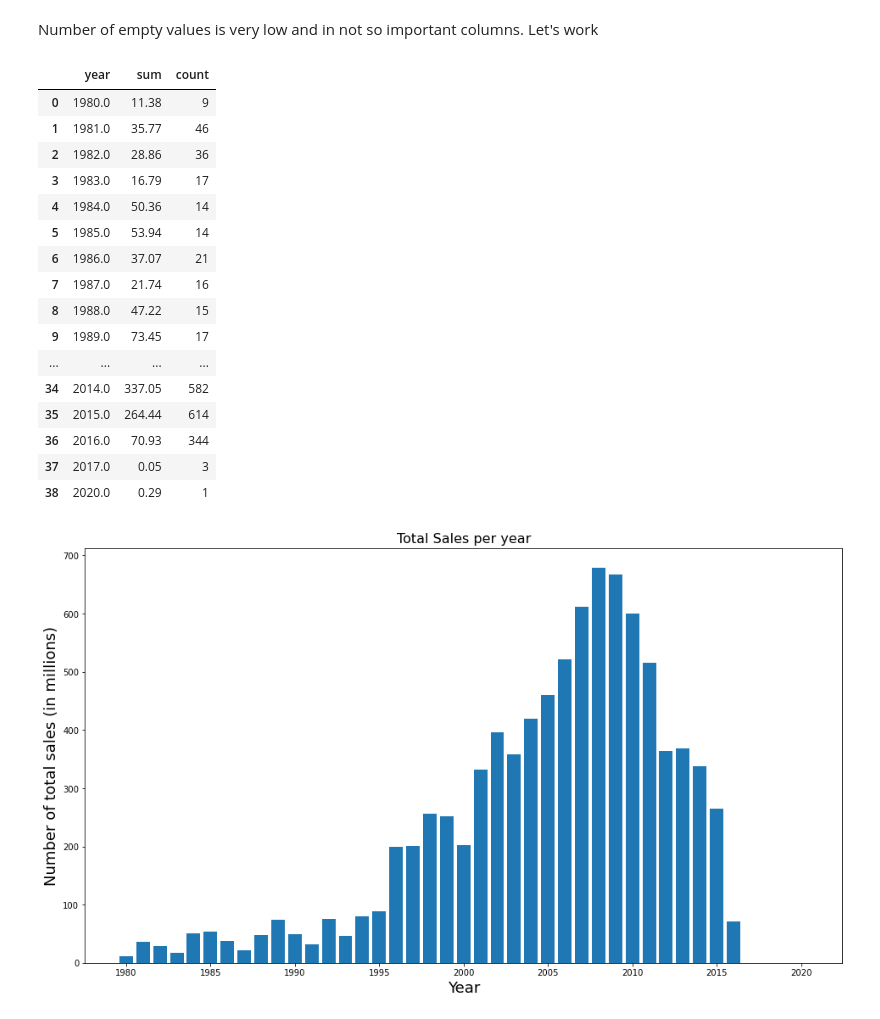
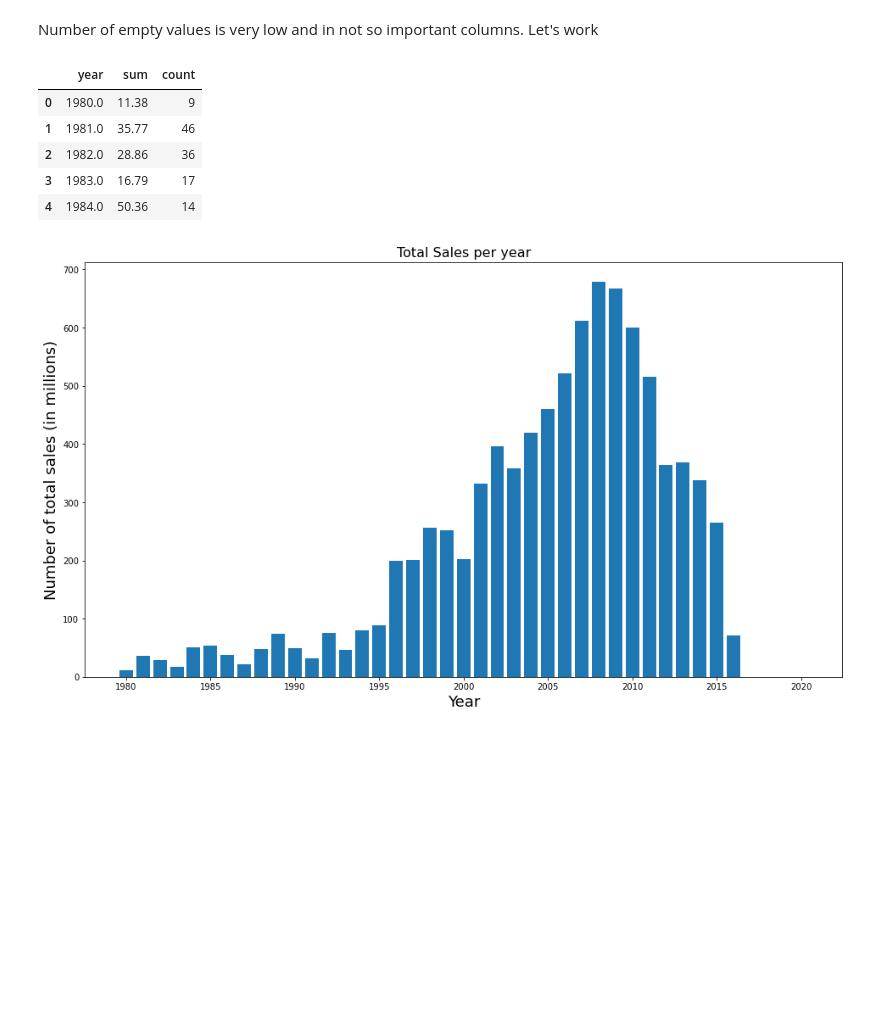
Before and after one commit to 3kleo/Video-Game-Sales-Analysis, a Jupyter notebook: notebook.ipynb, the cells around one changed output. Cells and saved outputs as stored; diff of their text form; code cells hidden in the pictures; blank space fills up the shorter version.

```diff
--- a/notebook.ipynb
+++ b/notebook.ipynb
@@ -96,25 +95,15 @@ Column global_sales has 0 empty values (0.00%)
 # %% [markdown]
 Number of empty values is very low and in not so important columns. Let's work
 # %%
+# aggregating sales by year
 df_temp = df.groupby('year')['global_sales'].agg(['sum', 'count']).reset_index()
-df_temp
+df_temp.head()
 # %% [output]
 |  | year | sum | count |
 | 0 | 1980.0 | 11.38 | 9 |
 | 1 | 1981.0 | 35.77 | 46 |
 | 2 | 1982.0 | 28.86 | 36 |
 | 3 | 1983.0 | 16.79 | 17 |
 | 4 | 1984.0 | 50.36 | 14 |
-| 5 | 1985.0 | 53.94 | 14 |
-| 6 | 1986.0 | 37.07 | 21 |
-| 7 | 1987.0 | 21.74 | 16 |
-| 8 | 1988.0 | 47.22 | 15 |
-| 9 | 1989.0 | 73.45 | 17 |
-| ... | ... | ... | ... |
-| 34 | 2014.0 | 337.05 | 582 |
-| 35 | 2015.0 | 264.44 | 614 |
-| 36 | 2016.0 | 70.93 | 344 |
-| 37 | 2017.0 | 0.05 | 3 |
-| 38 | 2020.0 | 0.29 | 1 |
 # %%
 plt.figure(figsize=(16,9))
```
Also changed, not shown: parts of 14 cells of this notebook.
